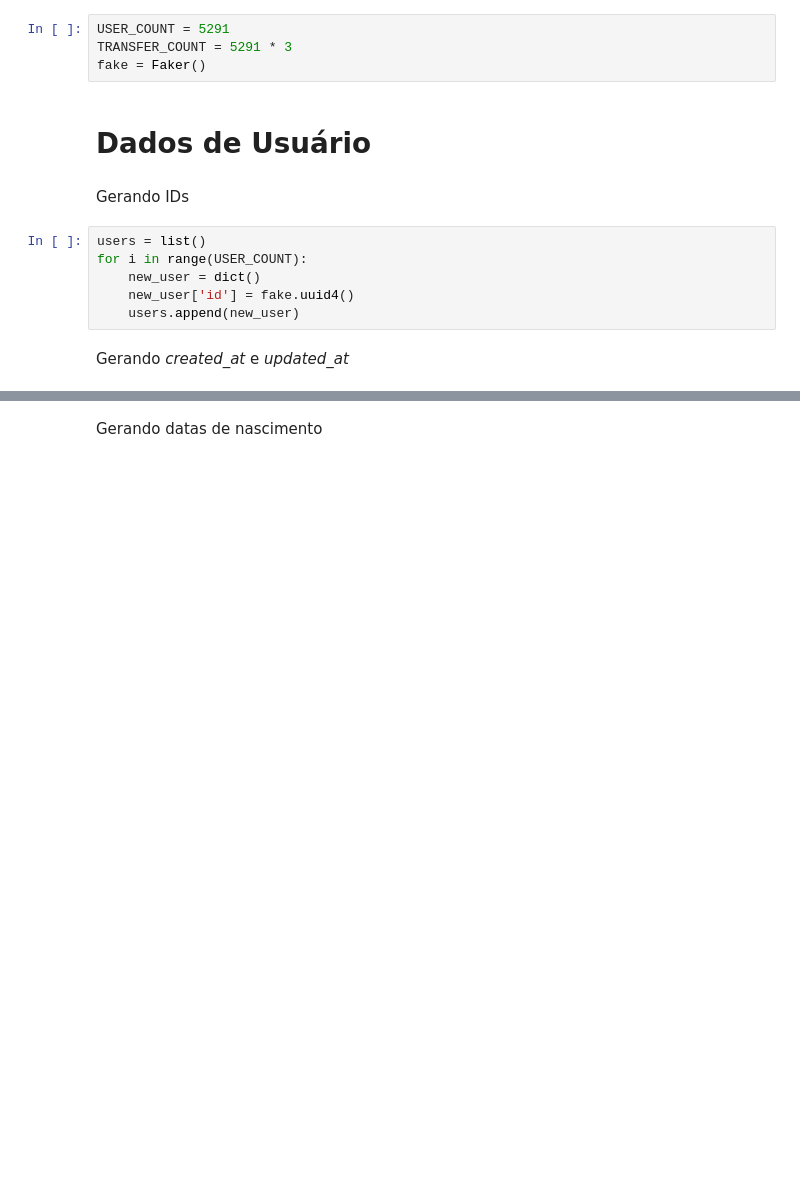
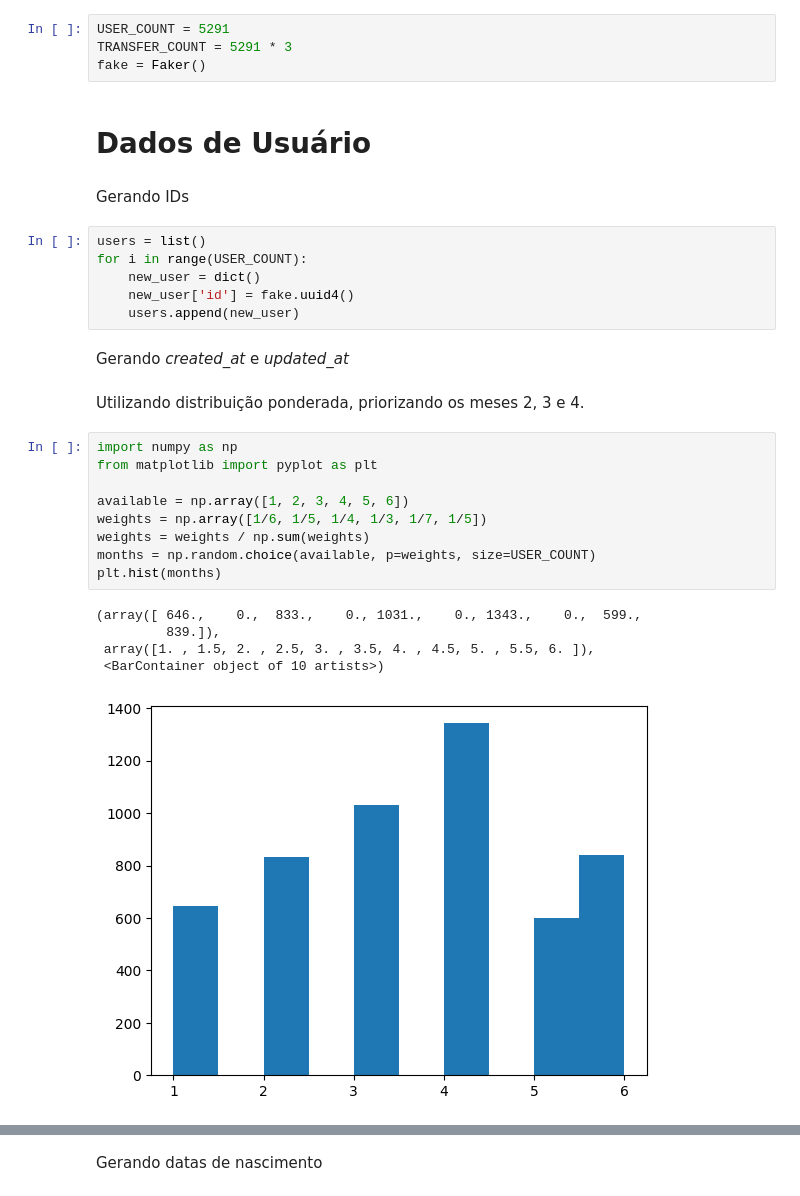
Before and after one commit to rubcube-guilhermetomiasi/mocking, a Jupyter notebook: mocking.ipynb, the cells around one changed output, grey strips where cells are left out. Drawn from its saved outputs; the diff is of its cells as text; blank space fills up the shorter version.

```diff
--- a/mocking.ipynb
+++ b/mocking.ipynb
@@ -20,3 +20,20 @@ for i in range(USER_COUNT):
     users.append(new_user)
 # %% [markdown]
 Gerando *created_at* e *updated_at*
+# %% [markdown]
+Utilizando distribuição ponderada, priorizando os meses 2, 3 e 4.
+# %%
+import numpy as np
+from matplotlib import pyplot as plt
+
+available = np.array([1, 2, 3, 4, 5, 6])
+weights = np.array([1/6, 1/5, 1/4, 1/3, 1/7, 1/5])
+weights = weights / np.sum(weights)
+months = np.random.choice(available, p=weights, size=USER_COUNT)
+plt.hist(months)
+# %% [output]
+(array([ 646.,    0.,  833.,    0., 1031.,    0., 1343.,    0.,  599.,
+         839.]),
+ array([1. , 1.5, 2. , 2.5, 3. , 3.5, 4. , 4.5, 5. , 5.5, 6. ]),
+ <BarContainer object of 10 artists>)
+[figure, added]
```
Also changed, not shown: parts of 12 cells of this notebook, 1 other file.
